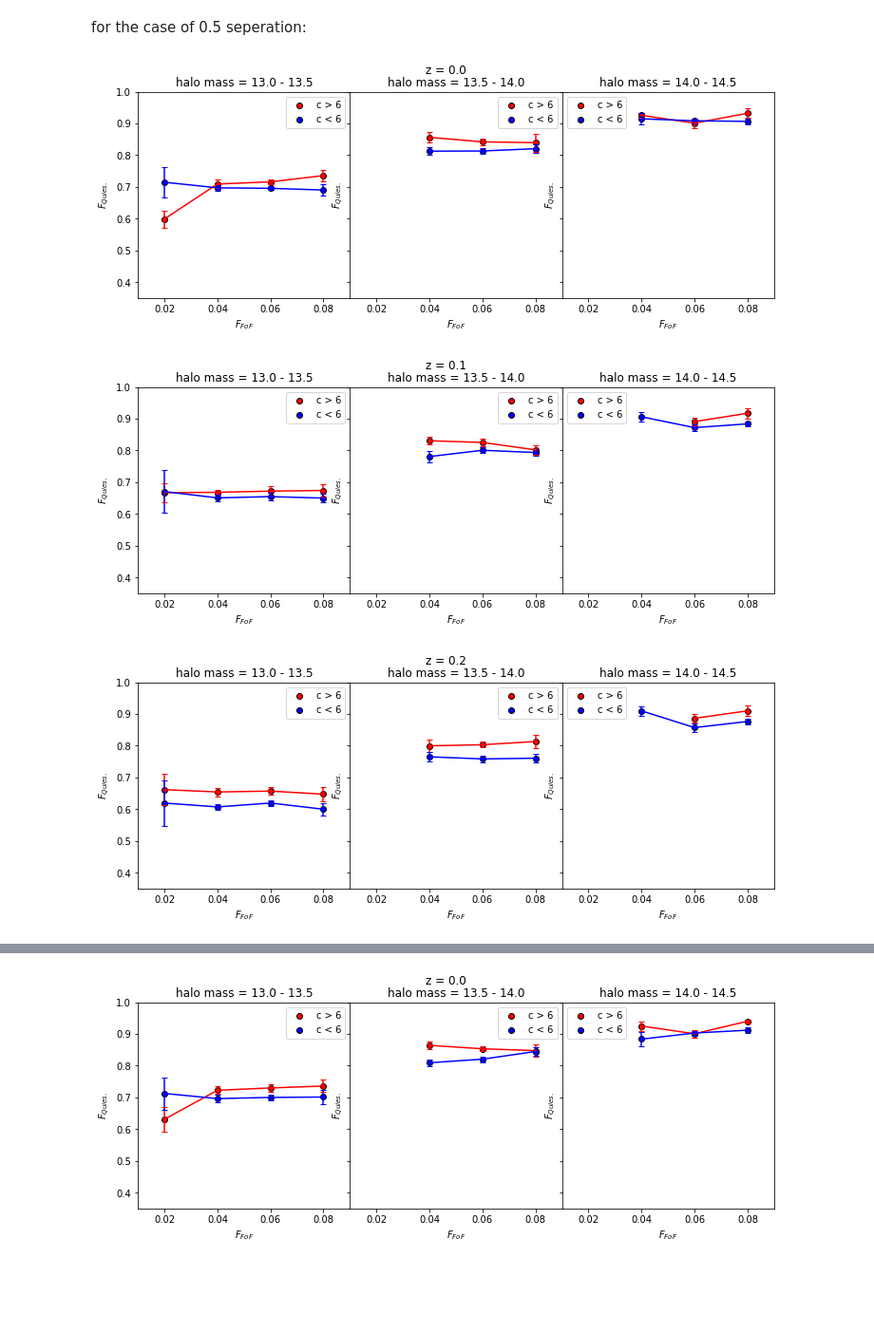
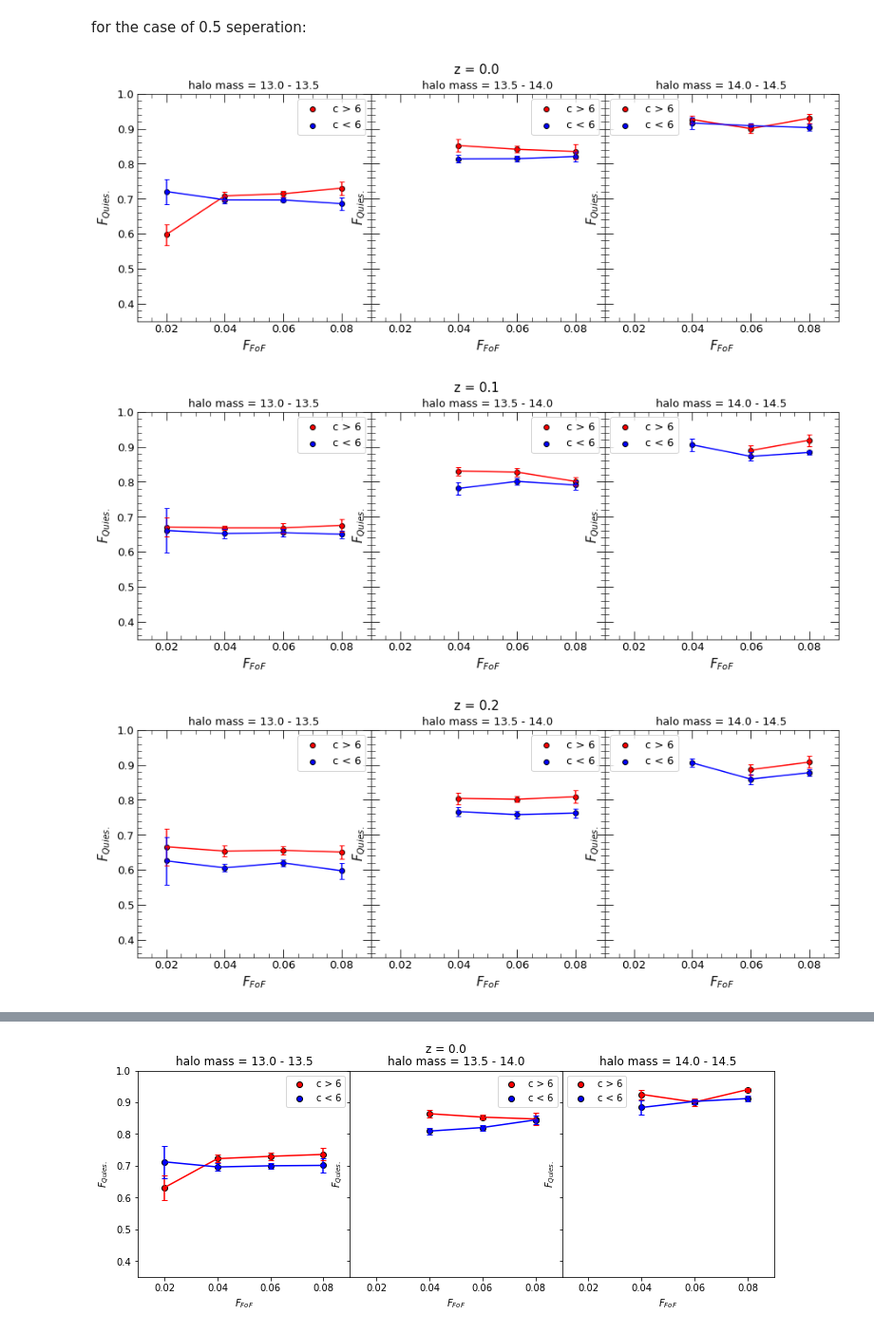
Before and after one commit to eunheeko/WFMinIllustrisTNG, a Jupyter notebook: WFMinIllustrisTNG.ipynb, the cells around one changed output, grey strips where cells are left out. Shown: that part at 95% size. Drawn from its saved outputs; the diff is of its cells as text; code cells hidden in the pictures; blank space fills up the shorter version.

```diff
--- a/WFMinIllustrisTNG.ipynb
+++ b/WFMinIllustrisTNG.ipynb
@@ -502,7 +509,7 @@ for isnap, snap in enumerate(snaps_full[:-2]):
     scale_factor = scale_factors[isnap]
     z = zs_full[isnap]
 
-    fig, ax = plt.subplots(1, 3, figsize = (12, 4), sharex = True, sharey = True)
+    fig, ax = plt.subplots(1, 3, figsize = (15, 5), sharex = True, sharey = True)
     fig.subplots_adjust(wspace = 0)
 
 #     for imbin, mbin in enumerate(mass_bins):
@@ -570,40 +577,52 @@ for isnap, snap in enumerate(snaps_full[:-2]):
         fqs_partial = [[fqs[mask][i] for i in range(len(fqs[mask])) if fofs[mask][i] >= fof - 0.01 and fofs[mask][i] < fof + 0.01] for fof in fof_range]
 
         fqs_median = []
         fqs_std = []
 
         for el in fqs_partial:
 
             if len(el) < 5:
                 fqs_median.append(np.nan)
                 fqs_std.append(np.nan)
                 continue
 
             meds = []
 
             for _ in range(100):
                 bsamp = np.random.choice(el, size = len(el), replace = True)
                 meds.append(np.median(bsamp))
 
             fqs_median.append(np.mean(meds))
             fqs_std.append(np.std(meds))
 
         ax[im].scatter(fof_range, fqs_median, color = 'blue', edgecolor = 'black', label = 'c < 6')
         ax[im].errorbar(fof_range, fqs_median, yerr = fqs_std, color = 'blue', capsize = 3)
 
         ax[im].set_xlim(0.01, 0.09)
         ax[im].set_ylim(0.35, 1)
 
-        ax[im].set_title(f'halo mass = {m:.1f} - {m+0.5:.1f}')
-        ax[im].set_xlabel('$F_{FoF}$')
-        ax[im].set_ylabel('$F_{Quies.}$')
-        ax[im].legend()
-#         ax[imbin].set_xlim(0.01, 0.13)
-#         ax[imbin].set_ylim(0, 1)
+        ax[im].set_title(f'halo mass = {m:.1f} - {m+0.5:.1f}', fontsize = 13)
+        ax[im].set_xlabel('$F_{FoF}$', fontsize = 15)
+        ax[im].set_ylabel('$F_{Quies.}$', fontsize = 15)
+        ax[im].legend(fontsize = 13)
+
+        ax[im].xaxis.set_major_locator(MultipleLocator(0.02))
+        ax[im].yaxis.set_major_locator(MultipleLocator(0.1))
+
+        ax[im].xaxis.set_minor_locator(AutoMinorLocator())
+        ax[im].yaxis.set_minor_locator(AutoMinorLocator())
+
+        ax[im].tick_params(which = 'major', length = 10, direction = 'in', labelsize = 13)
+        ax[im].tick_params(which = 'minor', length = 5, direction = 'in', labelsize = 13)
+
+        ax[im].xaxis.set_ticks_position('both')
+        ax[im].yaxis.set_ticks_position('both')
 
 #     fig.supylabel('$F_{Quies.}$')
-    fig.suptitle(f'z = {z:.1f}')
+    fig.suptitle(f'z = {z:.1f}', fontsize = 15)
+
+    fig.savefig(f'./figs/wfm_z_{z:.1f}.png')
 # %% [output]
-[figure, old version]
+[figure, new version]
-[figure, old version]
+[figure, new version]
-[figure, old version]
+[figure, new version]
```
Also changed, not shown: parts of 5 cells of this notebook, 2 other files.
